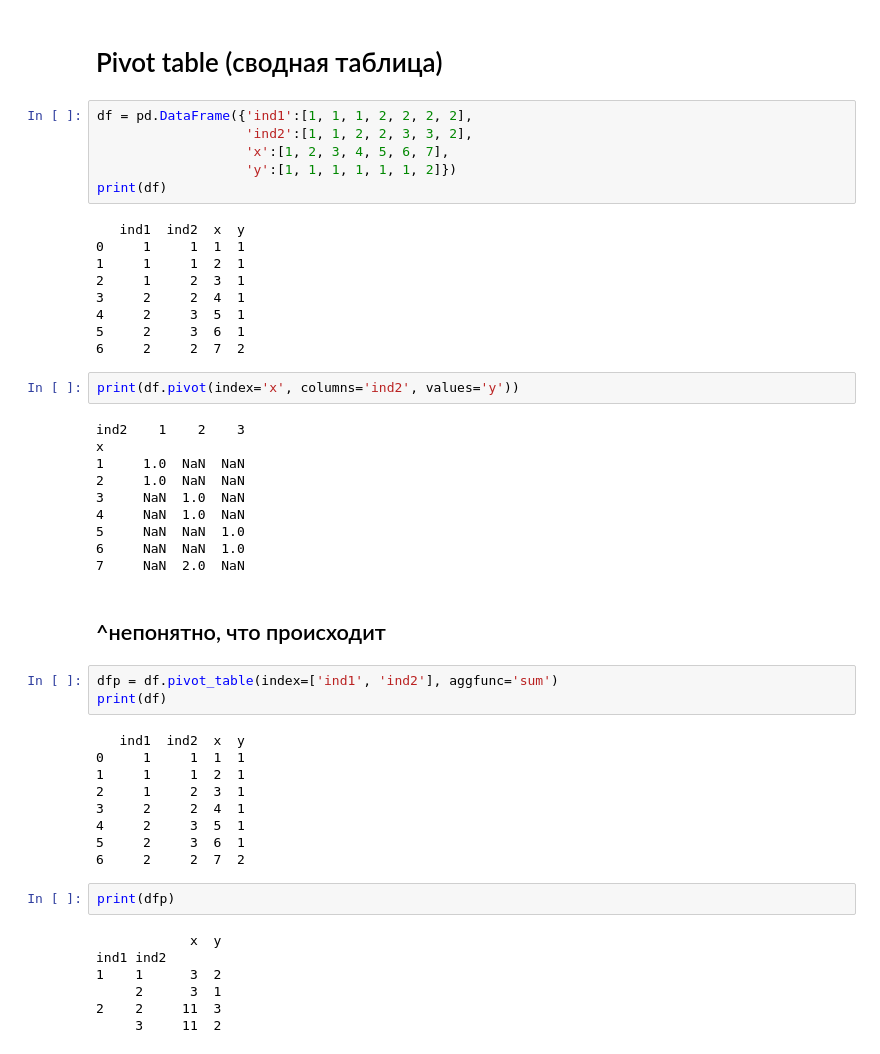
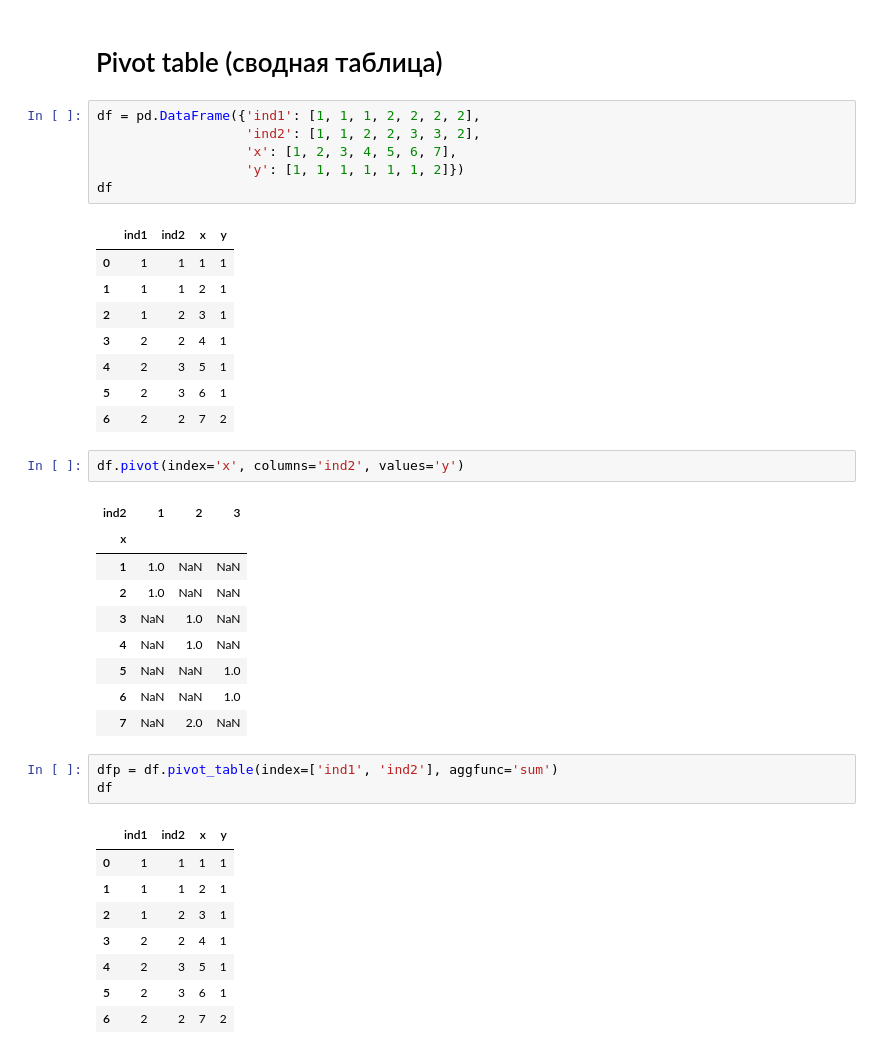
Before and after one commit to katchinsky/practice_2017, a Jupyter notebook: L 13, Pandas.ipynb, the cells around one changed output. Drawn from its saved outputs; the diff is of its cells as text.

```diff
--- a/L 13, Pandas.ipynb
+++ b/L 13, Pandas.ipynb
@@ -299,52 +284,41 @@ dtype: float64
 # %% [markdown]
 # Pivot table (сводная таблица)
 # %%
-df = pd.DataFrame({'ind1':[1, 1, 1, 2, 2, 2, 2],
-                   'ind2':[1, 1, 2, 2, 3, 3, 2],
-                   'x':[1, 2, 3, 4, 5, 6, 7],
-                   'y':[1, 1, 1, 1, 1, 1, 2]})
-print(df)
+df = pd.DataFrame({'ind1': [1, 1, 1, 2, 2, 2, 2],
+                   'ind2': [1, 1, 2, 2, 3, 3, 2],
+                   'x': [1, 2, 3, 4, 5, 6, 7],
+                   'y': [1, 1, 1, 1, 1, 1, 2]})
+df
 # %% [output]
-   ind1  ind2  x  y
-0     1     1  1  1
-1     1     1  2  1
-2     1     2  3  1
-3     2     2  4  1
-4     2     3  5  1
-5     2     3  6  1
-6     2     2  7  2
+|  | ind1 | ind2 | x | y |
+| 0 | 1 | 1 | 1 | 1 |
+| 1 | 1 | 1 | 2 | 1 |
+| 2 | 1 | 2 | 3 | 1 |
+| 3 | 2 | 2 | 4 | 1 |
+| 4 | 2 | 3 | 5 | 1 |
+| 5 | 2 | 3 | 6 | 1 |
+| 6 | 2 | 2 | 7 | 2 |
 # %%
-print(df.pivot(index='x', columns='ind2', values='y'))
+df.pivot(index='x', columns='ind2', values='y')
 # %% [output]
-ind2    1    2    3
-x
-1     1.0  NaN  NaN
-2     1.0  NaN  NaN
-3     NaN  1.0  NaN
-4     NaN  1.0  NaN
-5     NaN  NaN  1.0
-6     NaN  NaN  1.0
-7     NaN  2.0  NaN
+| ind2 | 1 | 2 | 3 |
+| x |  |  |  |
+| 1 | 1.0 | NaN | NaN |
+| 2 | 1.0 | NaN | NaN |
+| 3 | NaN | 1.0 | NaN |
+| 4 | NaN | 1.0 | NaN |
+| 5 | NaN | NaN | 1.0 |
+| 6 | NaN | NaN | 1.0 |
+| 7 | NaN | 2.0 | NaN |
-# %% [markdown]
-## ^непонятно, что происходит
 # %%
 dfp = df.pivot_table(index=['ind1', 'ind2'], aggfunc='sum')
-print(df)
+df
 # %% [output]
-   ind1  ind2  x  y
-0     1     1  1  1
-1     1     1  2  1
-2     1     2  3  1
-3     2     2  4  1
-4     2     3  5  1
-5     2     3  6  1
-6     2     2  7  2
+|  | ind1 | ind2 | x | y |
+| 0 | 1 | 1 | 1 | 1 |
+| 1 | 1 | 1 | 2 | 1 |
+| 2 | 1 | 2 | 3 | 1 |
+| 3 | 2 | 2 | 4 | 1 |
+| 4 | 2 | 3 | 5 | 1 |
+| 5 | 2 | 3 | 6 | 1 |
+| 6 | 2 | 2 | 7 | 2 |
-# %%
-print(dfp)
-# %% [output]
-            x  y
-ind1 ind2
-1    1      3  2
-     2      3  1
-2    2     11  3
-     3     11  2
```
Also changed, not shown: parts of 22 cells of this notebook.
